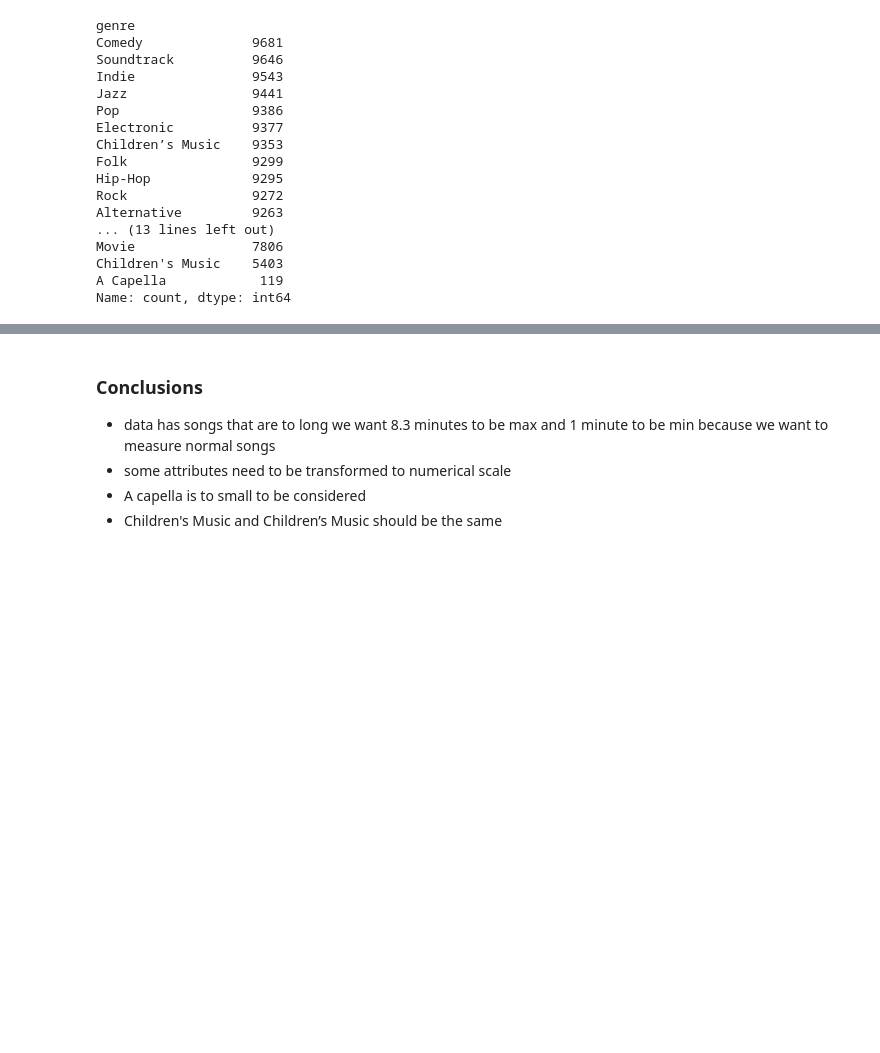
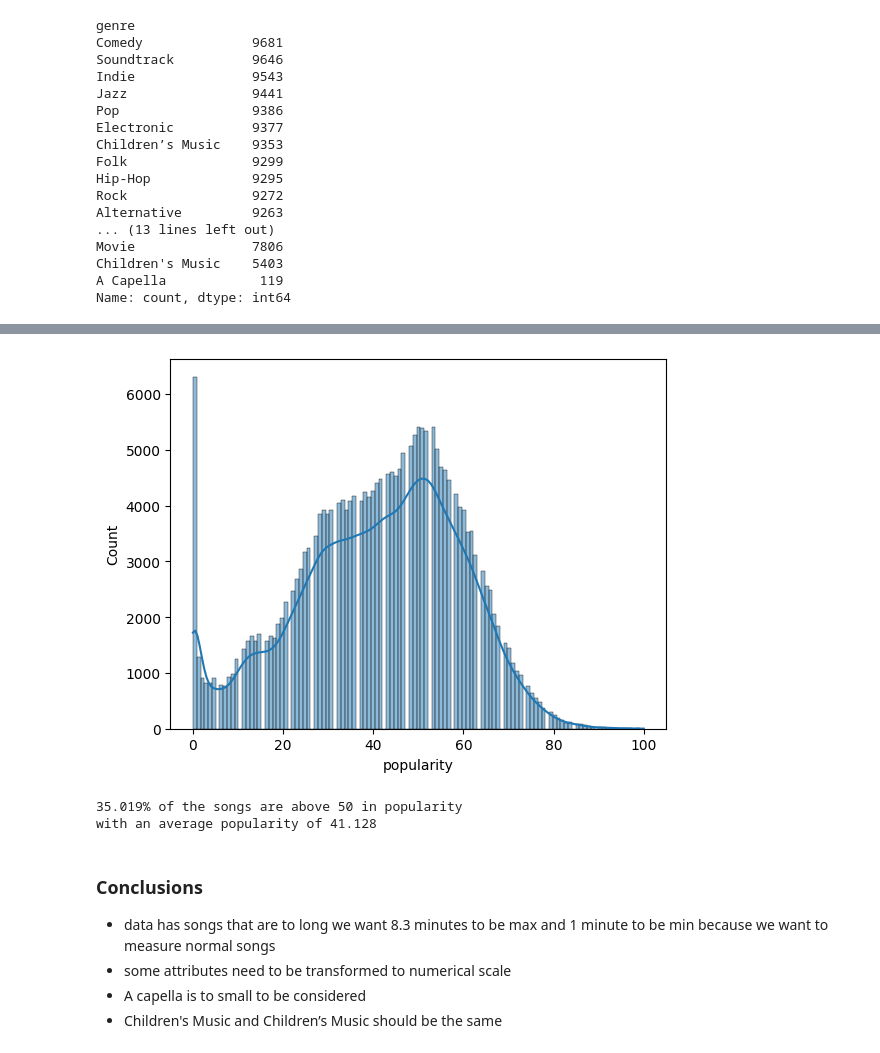
Before and after one commit to MorrisSimons/SCH_spotify_ml_project, a Jupyter notebook: largeset_version/main.ipynb, the cells around one changed output, grey strips where cells are left out. Cells and saved outputs as stored; diff of their text form; code cells hidden in the pictures; blank space fills up the shorter version.

```diff
--- a/largeset_version/main.ipynb
+++ b/largeset_version/main.ipynb
@@ -108,3 +100,19 @@ from sklearn.metrics import r2_score
+# %%
+# how many songs are above 50 in popularity
+hits = data[data['popularity'] > 50].shape[0]
+miss = data[data['popularity'] < 50].shape[0]
+
+# visulize the distribution of popularity
+sns.histplot(data['popularity'], kde=True)
+plt.show()
+
+hits_ratio = hits/(hits+miss)*100
+print(f"{hits_ratio:.3f}% of the songs are above 50 in popularity")
+print(f"with an average popularity of {data['popularity'].mean():.3f}")
+# %% [output]
+[figure, added]
+35.019% of the songs are above 50 in popularity
+with an average popularity of 41.128
 # %% [markdown]
 ### Conclusions
 - data has songs that are to long we want 8.3 minutes to be max and 1 minute to be min because we want to measure normal songs
```
Also changed, not shown: parts of 13 cells of this notebook, 2 other files.
